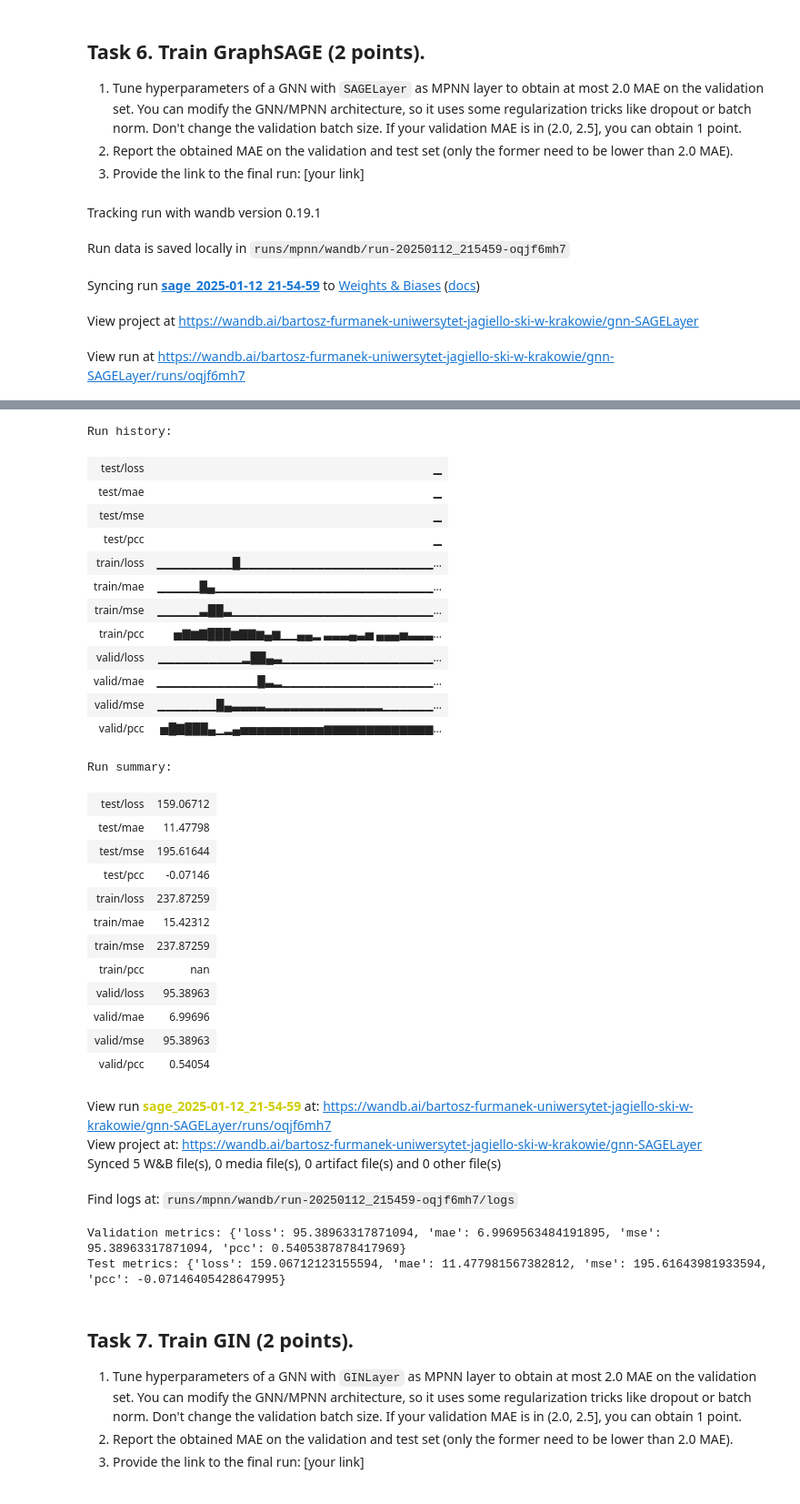
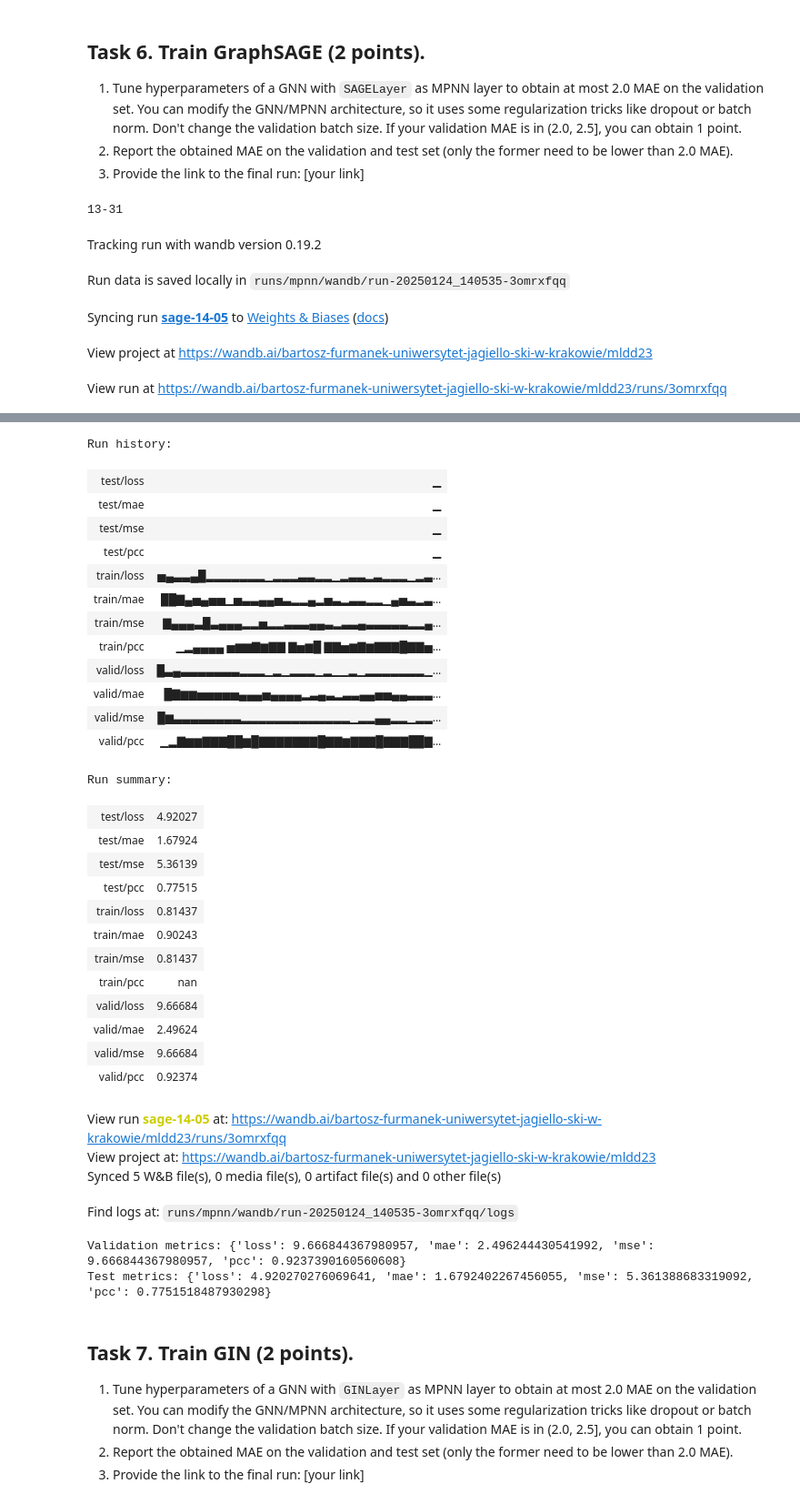
Before and after one commit to BartTheBartender/ML, a Jupyter notebook: lab/07_GNN_MPNN.ipynb, the cells around one changed output, grey strips where cells are left out. Shown: that part at 91% size. Drawn from its saved outputs; the diff is of its cells as text; code cells hidden in the pictures.

```diff
--- a/lab/07_GNN_MPNN.ipynb
+++ b/lab/07_GNN_MPNN.ipynb
@@ -910,82 +903,92 @@ metrics = {
     "mse": MSE(),
     "pcc": PCC(),
 }
+# %%
+from datetime import datetime
+
+def get_time_stamp():
+    return datetime.now().strftime('%H-%M')
+
+# Example usage
+print(get_time_stamp())
+# %% [output]
+13-31
 # %%
 
 model = GNN(
     node_features_size=node_featurizer.feat_size(),
     edge_features_size=edge_featurizer.feat_size(),
-    hidden_size=512,
+    hidden_size=256,
     output_size=1,
     mpnn_layer_cls=SAGELayer,
-    mpnn_n_layers=10,
+    mpnn_n_layers=6,
     readout_cls=MeanReadout,
     mpnn_layer_kwargs={}
 )
 
 trainer = Trainer(
     run_dir="experiments",
     train_dataset=train,
     valid_dataset=valid,
     train_metrics=metrics,
     valid_metrics=metrics,
     train_batch_size=32,
     model=model,
     logger=WandbLogger(
         logdir="runs/mpnn",
         project_name="mldd23",
-        experiment_name=f"sage_{get_time_stamp()}",
+        experiment_name=f"sage-{get_time_stamp()}",
     ),
-    optimizer_kwargs = {"lr": 2e-4, "weight_decay": 5e-5},
-    n_epochs=200,
+    optimizer_kwargs = {"lr": 3e-4, "weight_decay": 5e-5},
+    n_epochs=100,
     device="cuda",
     valid_every_n_epochs=1,
 )
 
 valid_metrics = trainer.train()
 test_metrics = trainer.test(test)
 trainer.close()
 print(f"Validation metrics: {valid_metrics}")
 print(f"Test metrics: {test_metrics}")
 # %% [output]
-Tracking run with wandb version 0.19.1
+Tracking run with wandb version 0.19.2
-Run data is saved locally in runs/mpnn/wandb/run-20250112_215459-oqjf6mh7
+Run data is saved locally in runs/mpnn/wandb/run-20250124_140535-3omrxfqq
-Syncing run sage_2025-01-12_21-54-59 to Weights & Biases (docs)
+Syncing run sage-14-05 to Weights & Biases (docs)
-View project at https://wandb.ai/bartosz-furmanek-uniwersytet-jagiello-ski-w-krakowie/gnn-SAGELayer
+View project at https://wandb.ai/bartosz-furmanek-uniwersytet-jagiello-ski-w-krakowie/mldd23
-View run at https://wandb.ai/bartosz-furmanek-uniwersytet-jagiello-ski-w-krakowie/gnn-SAGELayer/runs/oqjf6mh7
+View run at https://wandb.ai/bartosz-furmanek-uniwersytet-jagiello-ski-w-krakowie/mldd23/runs/3omrxfqq
 [interactive output not drawn]
 Run history:
 | test/loss | ▁ |
 | test/mae | ▁ |
 | test/mse | ▁ |
 | test/pcc | ▁ |
-| train/loss | ▁▁▁▁▁▁▁▁▁█▁▁▁▁▁▁▁▁▁▁▁▁▁▁▁▁▁▁▁▁▁▁▁... |
-| train/mae | ▁▁▁▁▁█▄▁▁▁▁▁▁▁▁▁▁▁▁▁▁▁▁▁▁▁▁▁▁▁▁▁▁... |
-| train/mse | ▁▁▁▁▁▃██▃▁▁▁▁▁▁▁▁▁▁▁▁▁▁▁▁▁▁▁▁▁▁▁▁... |
-| train/pcc | ▅▇▆▇███▆▇▇▆▄▆▁▁▄▄▂ ▃▃▃▄▃▅ ▄▄▄▅▃▃▃... |
-| valid/loss | ▁▁▁▁▁▁▁▁▁▁▂██▄▃▁▁▁▁▁▁▁▁▁▁▁▁▁▁▁▁▁▁... |
-| valid/mae | ▁▁▁▁▁▁▁▁▁▁▁▁█▃▂▁▁▁▁▁▁▁▁▁▁▁▁▁▁▁▁▁▁... |
-| valid/mse | ▁▁▁▁▁▁▁█▄▃▃▃▃▂▂▂▂▂▂▂▂▂▂▂▂▂▂▁▁▁▁▁▁... |
-| valid/pcc | ▅█▇███▄▁▂▄▅▅▅▅▅▅▅▅▅▅▆▆▆▆▆▆▆▆▆▆▆▆▆... |
+| train/loss | ▅▄▃▃▄█▂▂▂▂▂▂▂▁▂▂▂▃▃▂▂▁▂▃▃▂▃▂▂▂▁▂▃... |
+| train/mae | ██▇▄▅▄▅▅▁▅▃▃▄▄▅▃▂▂▄▂▅▃▂▃▃▂▂▁▄▅▃▂▃... |
+| train/mse | ▇▄▄▄▃█▃▄▄▄▂▂▅▂▂▃▃▃▄▄▃▂▃▃▄▃▃▃▃▃▂▂▄... |
+| train/pcc | ▁▂▄▄▄▄ ▅▆▆▇▆▇▇ ▇▅▆█ ▇▇▅▆▇▆▇▇▇█▇▇▅... |
+| valid/loss | █▃▄▃▃▃▃▃▃▃▂▂▂▁▂▁▂▂▂▁▂▁▁▂▁▂▂▂▂▂▂▂▁... |
+| valid/mae | █▇▆▆▅▅▅▅▅▄▄▄▅▄▄▄▄▂▃▄▃▂▃▃▄▄▅▅▄▄▃▃▃... |
+| valid/mse | █▆▃▃▃▃▃▃▃▃▂▂▂▂▂▂▂▂▂▂▂▂▂▁▂▂▄▄▂▂▁▂▂... |
+| valid/pcc | ▁▂▇▆▆▇▇▇██▆█▇▇▇▇▇▇▇█▇▇▆▇▇▇█▇▇▇██▇... |
 Run summary:
-| test/loss | 159.06712 |
-| test/mae | 11.47798 |
-| test/mse | 195.61644 |
-| test/pcc | -0.07146 |
-| train/loss | 237.87259 |
-| train/mae | 15.42312 |
-| train/mse | 237.87259 |
+| test/loss | 4.92027 |
+| test/mae | 1.67924 |
+| test/mse | 5.36139 |
+| test/pcc | 0.77515 |
+| train/loss | 0.81437 |
+| train/mae | 0.90243 |
+| train/mse | 0.81437 |
 | train/pcc | nan |
-| valid/loss | 95.38963 |
-| valid/mae | 6.99696 |
-| valid/mse | 95.38963 |
-| valid/pcc | 0.54054 |
+| valid/loss | 9.66684 |
+| valid/mae | 2.49624 |
+| valid/mse | 9.66684 |
+| valid/pcc | 0.92374 |
-View run sage_2025-01-12_21-54-59 at: https://wandb.ai/bartosz-furmanek-uniwersytet-jagiello-ski-w-krakowie/gnn-SAGELayer/runs/oqjf6mh7
-View project at: https://wandb.ai/bartosz-furmanek-uniwersytet-jagiello-ski-w-krakowie/gnn-SAGELayer
+View run sage-14-05 at: https://wandb.ai/bartosz-furmanek-uniwersytet-jagiello-ski-w-krakowie/mldd23/runs/3omrxfqq
+View project at: https://wandb.ai/bartosz-furmanek-uniwersytet-jagiello-ski-w-krakowie/mldd23
 Synced 5 W&B file(s), 0 media file(s), 0 artifact file(s) and 0 other file(s)
-Find logs at: runs/mpnn/wandb/run-20250112_215459-oqjf6mh7/logs
+Find logs at: runs/mpnn/wandb/run-20250124_140535-3omrxfqq/logs
-Validation metrics: {'loss': 95.38963317871094, 'mae': 6.9969563484191895, 'mse': 95.38963317871094, 'pcc': 0.5405387878417969}
-Test metrics: {'loss': 159.06712123155594, 'mae': 11.477981567382812, 'mse': 195.61643981933594, 'pcc': -0.07146405428647995}
+Validation metrics: {'loss': 9.666844367980957, 'mae': 2.496244430541992, 'mse': 9.666844367980957, 'pcc': 0.9237390160560608}
+Test metrics: {'loss': 4.920270276069641, 'mae': 1.6792402267456055, 'mse': 5.361388683319092, 'pcc': 0.7751518487930298}
 # %% [markdown]
 ## Task 7. Train GIN (2 points).
 1. Tune hyperparameters of a GNN with `GINLayer` as MPNN layer to obtain at most 2.0 MAE on the validation set. You can modify the GNN/MPNN architecture, so it uses some regularization tricks like dropout or batch norm. Don't change the validation batch size. If your validation MAE is in (2.0, 2.5], you can obtain 1 point.
```
Also changed, not shown: parts of 5 cells of this notebook.
